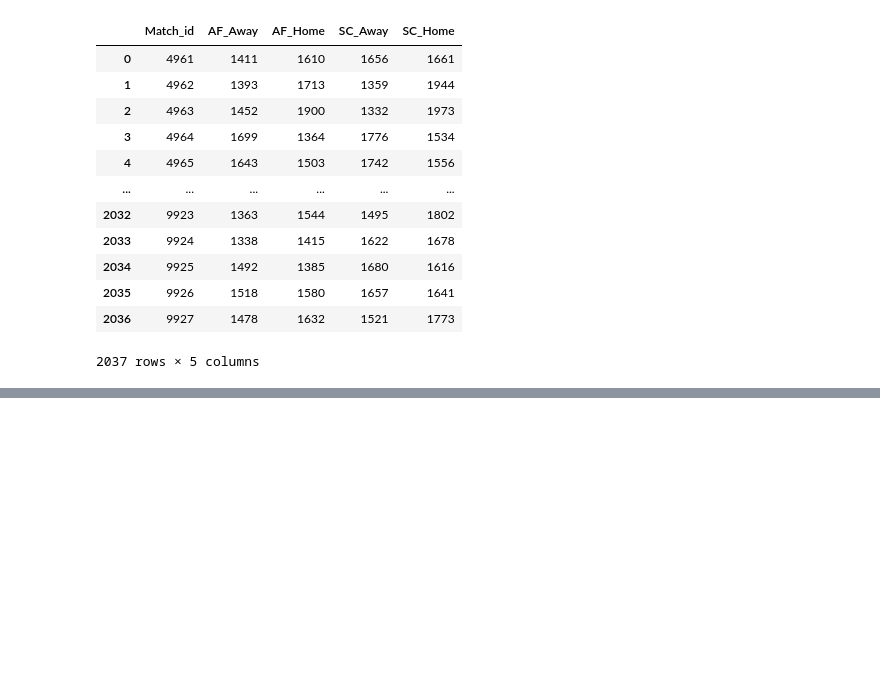
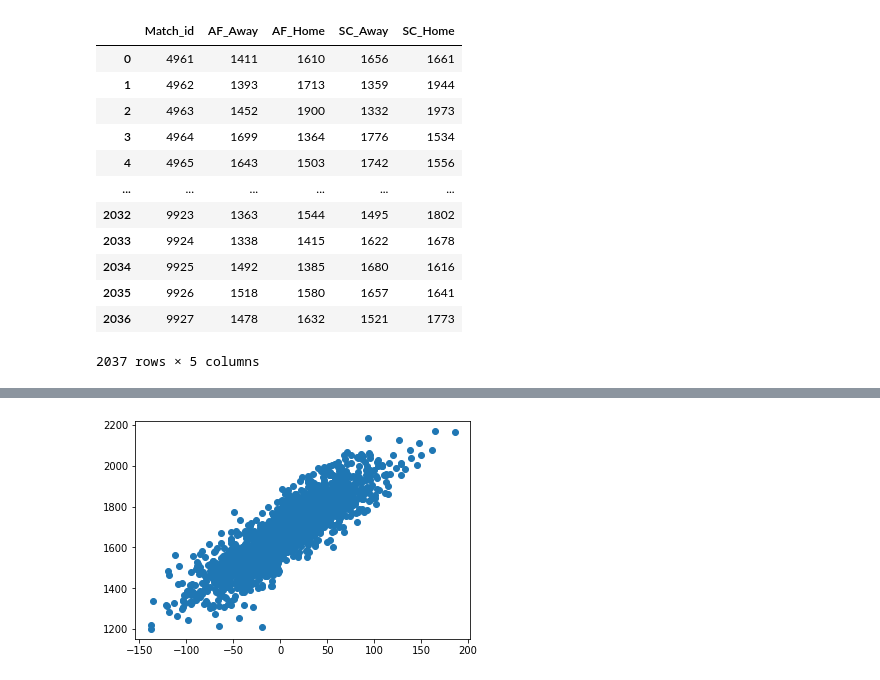
Before and after one commit to mark-richards/afl-eda, a Jupyter notebook: footywire-afl-eda.ipynb, the cells around one changed output, grey strips where cells are left out. Cells and saved outputs as stored; diff of their text form; code cells hidden in the pictures; blank space fills up the shorter version.

```diff
--- a/footywire-afl-eda.ipynb
+++ b/footywire-afl-eda.ipynb
@@ -118,0 +123,6 @@ df_match_fantasy_summary
+# %%
+# Home team results
+plt.scatter(df_match_fantasy_summary['match_result_home_margin'], df_match_fantasy_summary['SC_Home'])
+plt.show()
+# %% [output]
+[figure, added]
```
Also changed, not shown: parts of 12 cells of this notebook, 4 other files.
